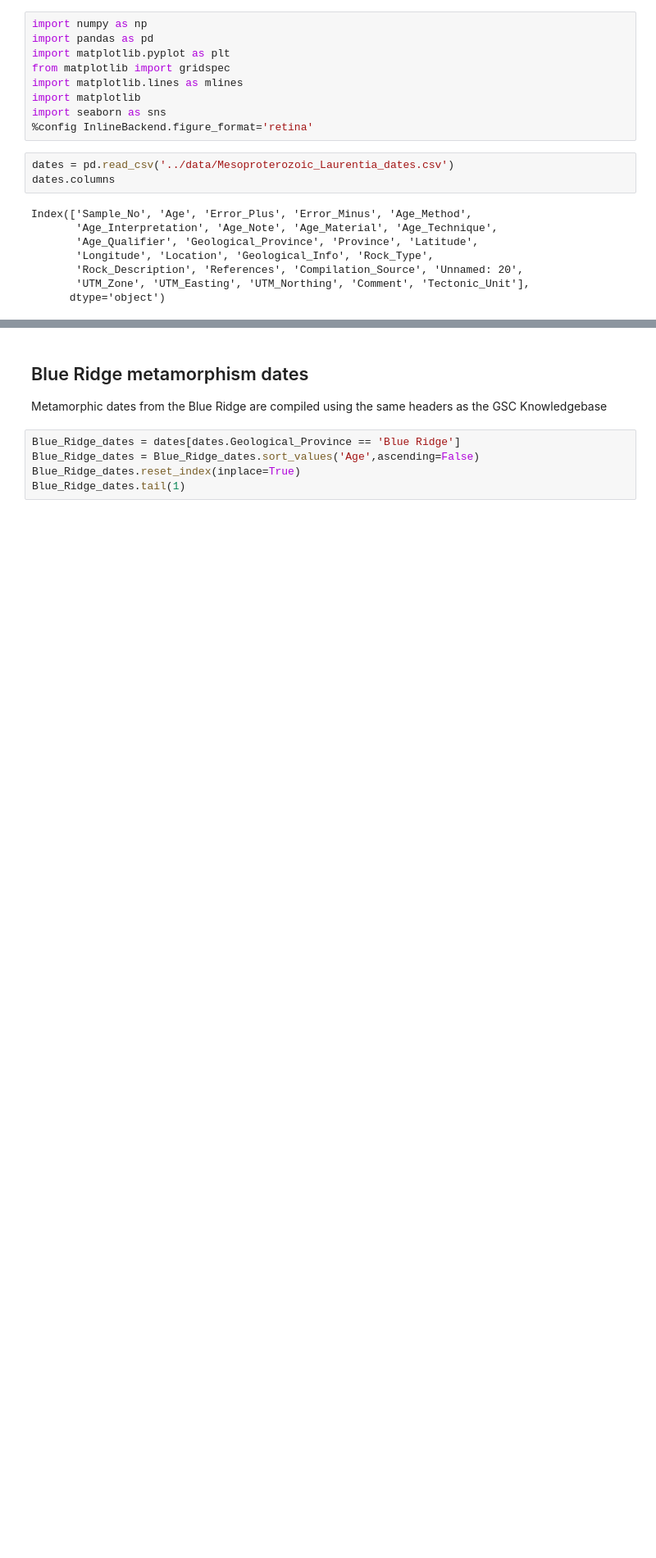
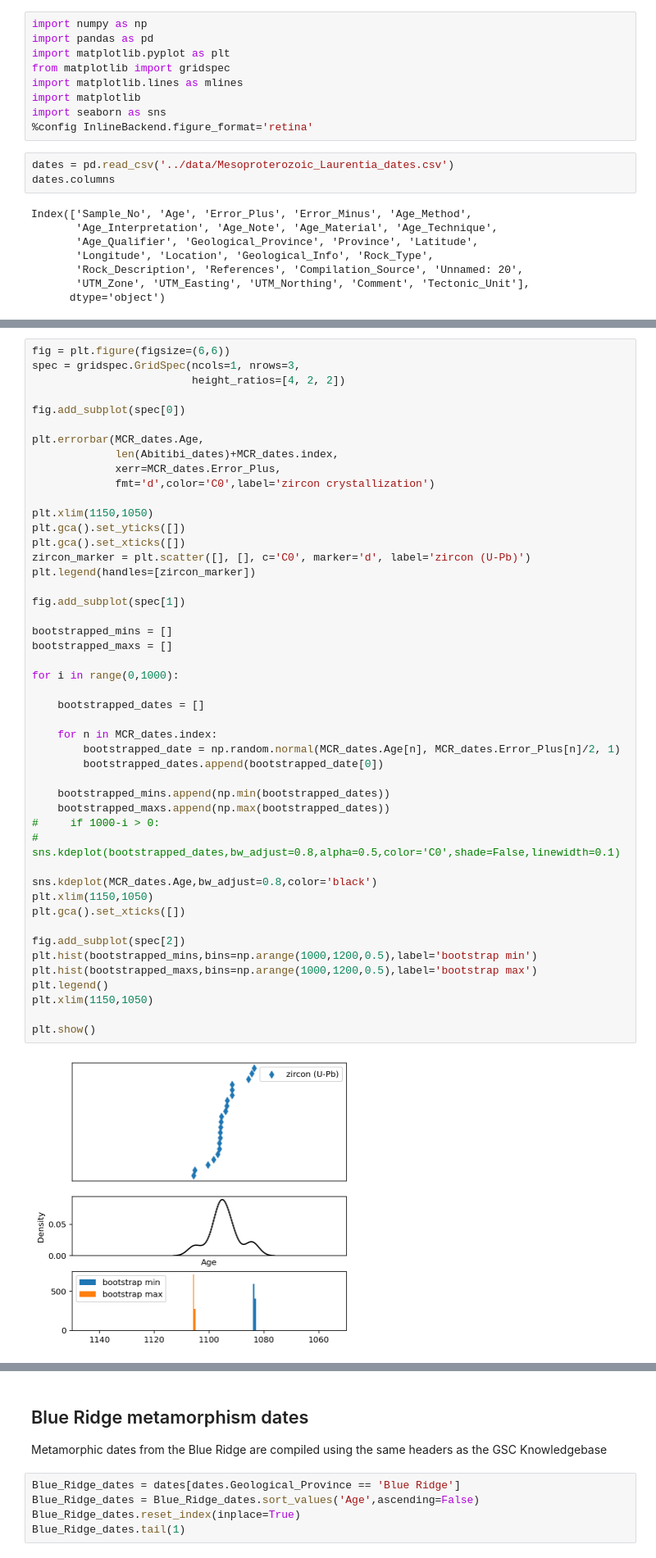
Before and after one commit to Swanson-Hysell/Mesoproterozoic_Turning_Point, a Jupyter notebook: code/Mesoprot_geochron.ipynb, the cells around one changed output, grey strips where cells are left out. Shown at 82% size. Cells and saved outputs as stored; diff of their text form; blank space fills up the shorter version.

```diff
--- a/code/Mesoprot_geochron.ipynb
+++ b/code/Mesoprot_geochron.ipynb
@@ -83,0 +123,49 @@ plt.show()
+# %%
+fig = plt.figure(figsize=(6,6))
+spec = gridspec.GridSpec(ncols=1, nrows=3,
+                         height_ratios=[4, 2, 2])
+
+fig.add_subplot(spec[0])
+
+plt.errorbar(MCR_dates.Age,
+             len(Abitibi_dates)+MCR_dates.index,
+             xerr=MCR_dates.Error_Plus,
+             fmt='d',color='C0',label='zircon crystallization')
+
+plt.xlim(1150,1050)
+plt.gca().set_yticks([])
+plt.gca().set_xticks([])
+zircon_marker = plt.scatter([], [], c='C0', marker='d', label='zircon (U-Pb)')
+plt.legend(handles=[zircon_marker])
+
+fig.add_subplot(spec[1])
+
+bootstrapped_mins = []
+bootstrapped_maxs = []
+
+for i in range(0,1000):
+
+    bootstrapped_dates = []
+
+    for n in MCR_dates.index:
+        bootstrapped_date = np.random.normal(MCR_dates.Age[n], MCR_dates.Error_Plus[n]/2, 1)
+        bootstrapped_dates.append(bootstrapped_date[0])
+
+    bootstrapped_mins.append(np.min(bootstrapped_dates))
+    bootstrapped_maxs.append(np.max(bootstrapped_dates))
+#     if 1000-i > 0:
+#         sns.kdeplot(bootstrapped_dates,bw_adjust=0.8,alpha=0.5,color='C0',shade=False,linewidth=0.1)
+
+sns.kdeplot(MCR_dates.Age,bw_adjust=0.8,color='black')
+plt.xlim(1150,1050)
+plt.gca().set_xticks([])
+
+fig.add_subplot(spec[2])
+plt.hist(bootstrapped_mins,bins=np.arange(1000,1200,0.5),label='bootstrap min')
+plt.hist(bootstrapped_maxs,bins=np.arange(1000,1200,0.5),label='bootstrap max')
+plt.legend()
+plt.xlim(1150,1050)
+
+plt.show()
+# %% [output]
+[figure, added]
```
Also changed, not shown: parts of 11 cells of this notebook.
